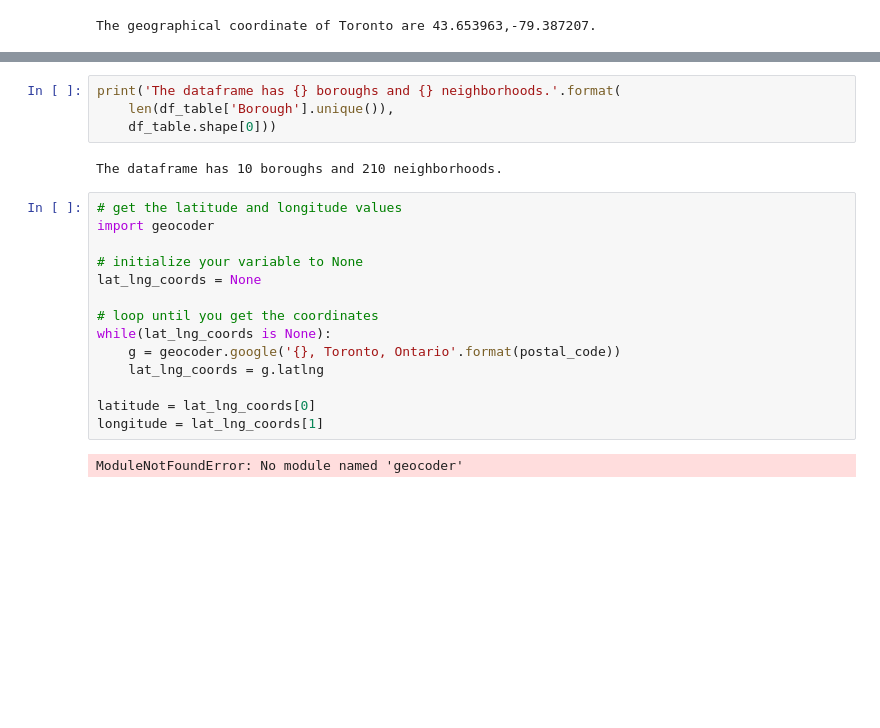
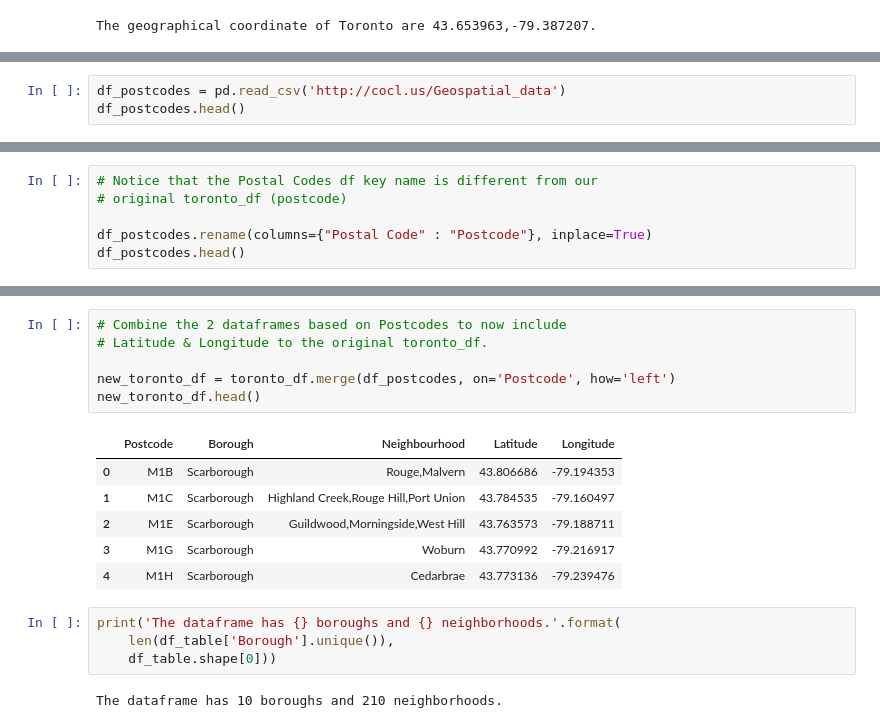
Before and after one commit to verschuylogle/Coursera_Capstone, a Jupyter notebook: Neighborhoods in Toronto.ipynb, the cells around one changed output, grey strips where cells are left out. Drawn from its saved outputs; the diff is of its cells as text; blank space fills up the shorter version.

```diff
--- a/Neighborhoods in Toronto.ipynb
+++ b/Neighborhoods in Toronto.ipynb
@@ -238,0 +212,3 @@ ModuleNotFoundError: No module named 'geocoder'
+# %%
+df_postcodes = pd.read_csv('http://cocl.us/Geospatial_data')
+df_postcodes.head()
@@ -238,0 +222,6 @@ ModuleNotFoundError: No module named 'geocoder'
+# %%
+# Notice that the Postal Codes df key name is different from our
+# original toronto_df (postcode)
+
+df_postcodes.rename(columns={"Postal Code" : "Postcode"}, inplace=True)
+df_postcodes.head()
@@ -239,22 +235,19 @@ ModuleNotFoundError: No module named 'geocoder'
+# %%
+# Combine the 2 dataframes based on Postcodes to now include
+# Latitude & Longitude to the original toronto_df.
+
+new_toronto_df = toronto_df.merge(df_postcodes, on='Postcode', how='left')
+new_toronto_df.head()
+# %% [output]
+|  | Postcode | Borough | Neighbourhood | Latitude | Longitude |
+| 0 | M1B | Scarborough | Rouge,Malvern | 43.806686 | -79.194353 |
+| 1 | M1C | Scarborough | Highland Creek,Rouge Hill,Port Union | 43.784535 | -79.160497 |
+| 2 | M1E | Scarborough | Guildwood,Morningside,West Hill | 43.763573 | -79.188711 |
+| 3 | M1G | Scarborough | Woburn | 43.770992 | -79.216917 |
+| 4 | M1H | Scarborough | Cedarbrae | 43.773136 | -79.239476 |
 # %%
 print('The dataframe has {} boroughs and {} neighborhoods.'.format(
     len(df_table['Borough'].unique()),
     df_table.shape[0]))
 # %% [output]
 The dataframe has 10 boroughs and 210 neighborhoods.
-# %%
-# get the latitude and longitude values
-import geocoder
-
-# initialize your variable to None
-lat_lng_coords = None
-
-# loop until you get the coordinates
-while(lat_lng_coords is None):
-    g = geocoder.google('{}, Toronto, Ontario'.format(postal_code))
-    lat_lng_coords = g.latlng
-
-latitude = lat_lng_coords[0]
-longitude = lat_lng_coords[1]
-# %% [output]
-ModuleNotFoundError: No module named 'geocoder'
```
Also changed, not shown: parts of 7 cells of this notebook.
